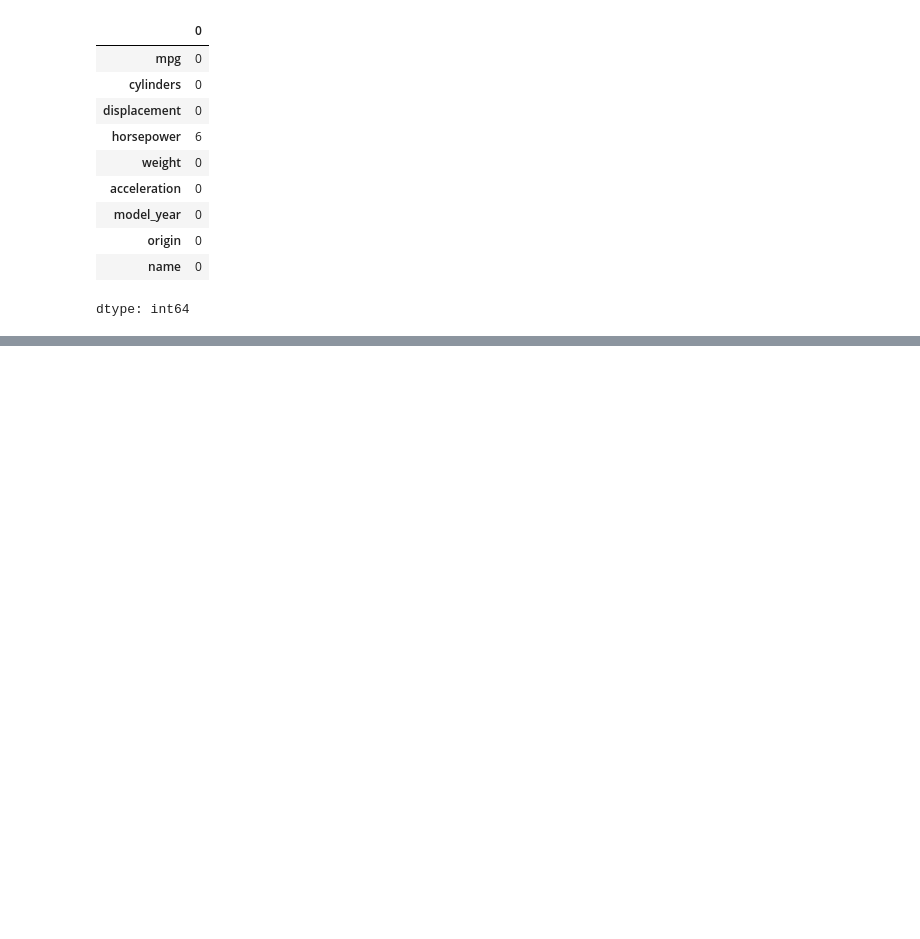
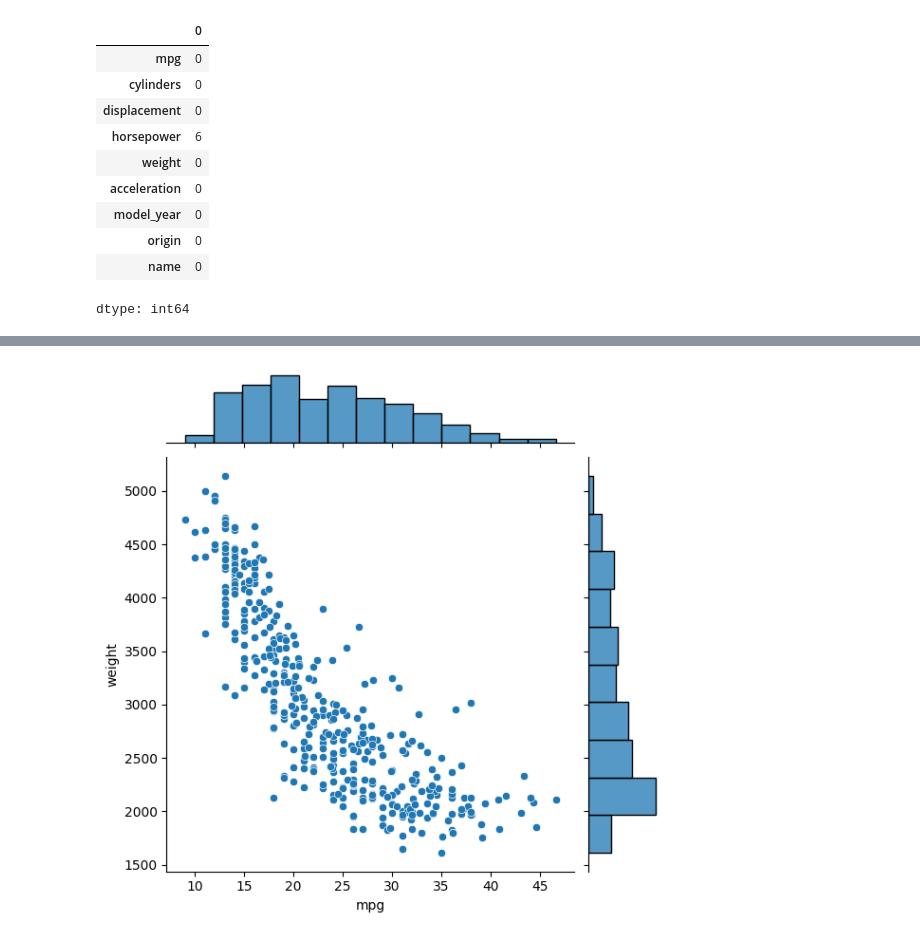
Before and after one commit to Hassan-Ahlgamdi/python-notes, a Jupyter notebook: notes.ipynb, the cells around one changed output, grey strips where cells are left out. Drawn from its saved outputs; the diff is of its cells as text; code cells hidden in the pictures; blank space fills up the shorter version.

```diff
--- a/notes.ipynb
+++ b/notes.ipynb
@@ -883,0 +895,5 @@ dtype: int64
+# %%
+sns.jointplot(x = 'mpg' , y ='weight', data = df, kind='scatter');
+# - kind -> scatter , reg , kde , hex and more
+# %% [output]
+[figure, added]
```
Also changed, not shown: parts of 17 cells of this notebook.
